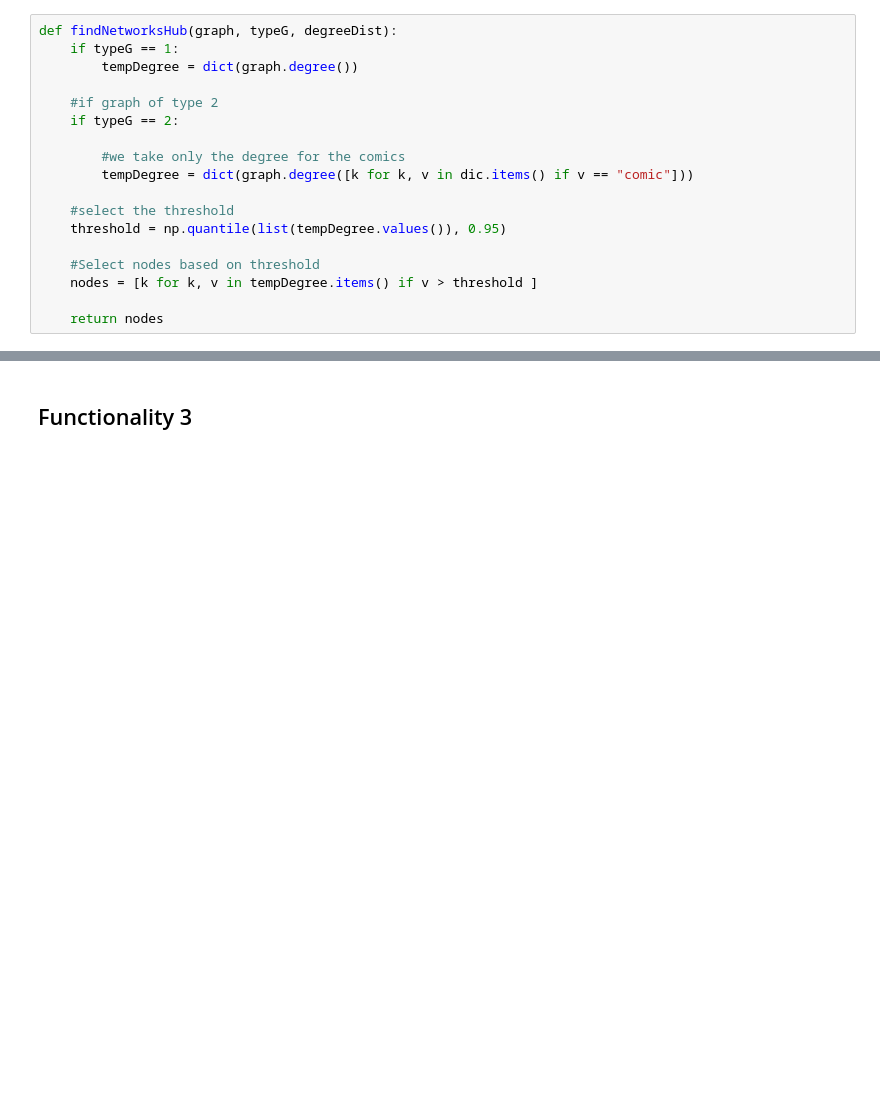
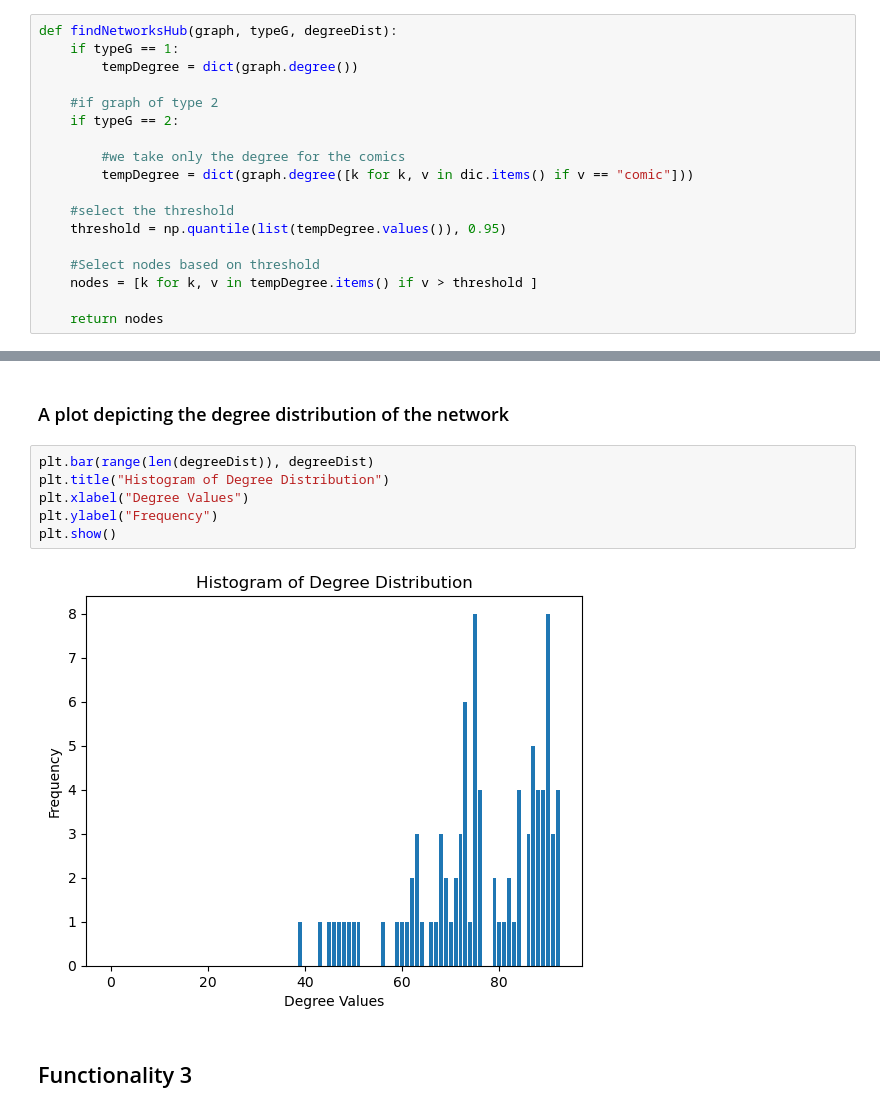
Before and after one commit to MRampo/ADM-HW5, a Jupyter notebook: Grafo.ipynb, the cells around one changed output, grey strips where cells are left out. Cells and saved outputs as stored; diff of their text form; blank space fills up the shorter version.

```diff
--- a/Grafo.ipynb
+++ b/Grafo.ipynb
@@ -339,3 +398,13 @@ def functionality1(graph, typeG, edges, NHeroes = None):
+# %% [markdown]
+### A plot depicting the degree distribution of the network
+# %%
+plt.bar(range(len(degreeDist)), degreeDist)
+plt.title("Histogram of Degree Distribution")
+plt.xlabel("Degree Values")
+plt.ylabel("Frequency")
+plt.show()
+# %% [output]
+[figure, added]
 # %% [markdown]
 ## Functionality 3
 # %%
```
Also changed, not shown: parts of 42 cells of this notebook, 2 other files.
